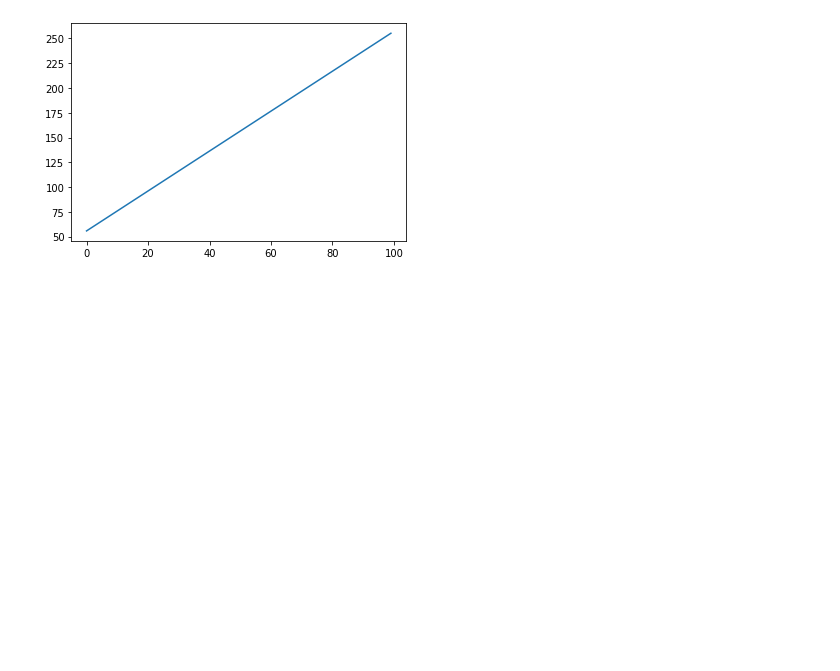
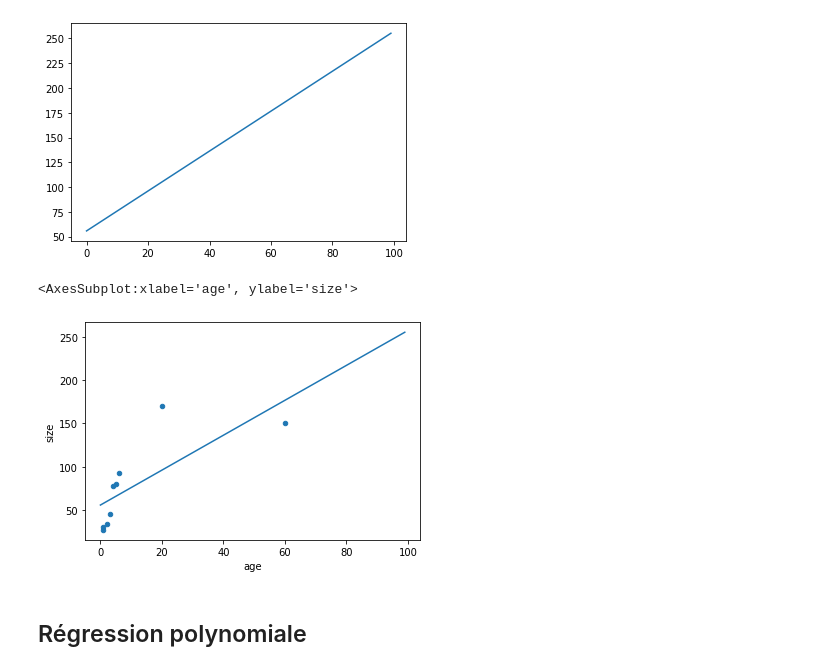
Before and after one commit to Bl3f/amse2021, a Jupyter notebook: Groupe-A/Day 4 - ML - 2021-03-26.ipynb, the cells around one changed output. Saved outputs shown, nothing was run; the diff lists cells and outputs as text; code cells hidden in the pictures; blank space fills up the shorter version.

```diff
--- a/Groupe-A/Day 4 - ML - 2021-03-26.ipynb
+++ b/Groupe-A/Day 4 - ML - 2021-03-26.ipynb
@@ -55,4 +57,10 @@ pd.Series(regr.predict([[i] for i in range(100)])).plot()
 # %%
 import matplotlib.pyplot as plt
 
 ax = df.plot.scatter(x="age", y="size")
+pd.Series(regr.predict([[i] for i in range(100)])).plot(ax=ax)
+# %% [output]
+<AxesSubplot:xlabel='age', ylabel='size'>
+[figure, added]
+# %% [markdown]
+## Régression polynomiale
```
Also changed, not shown: parts of 23 cells of this notebook.
